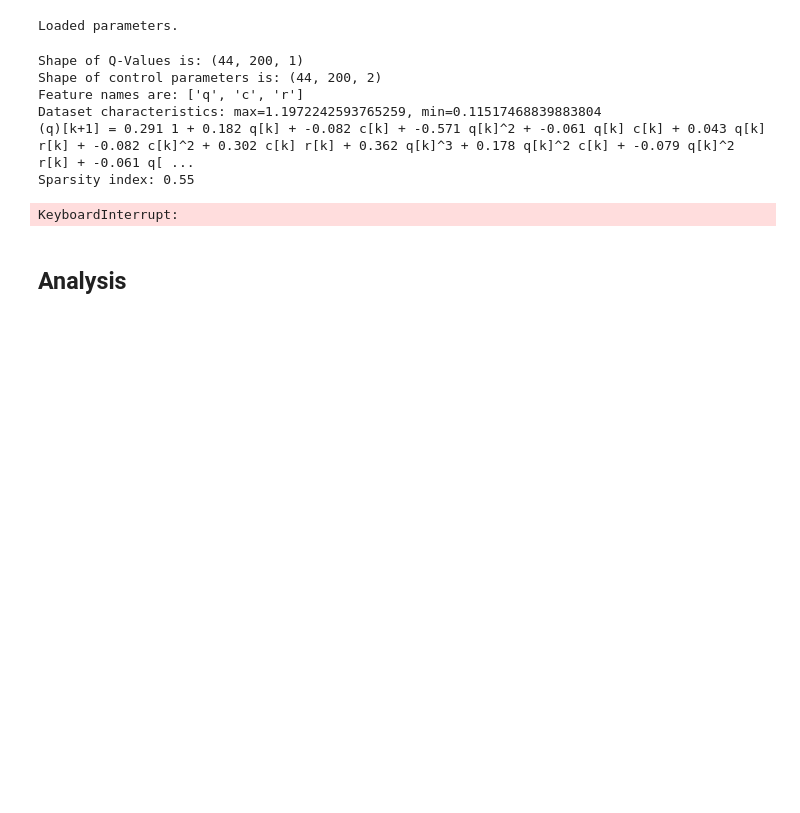
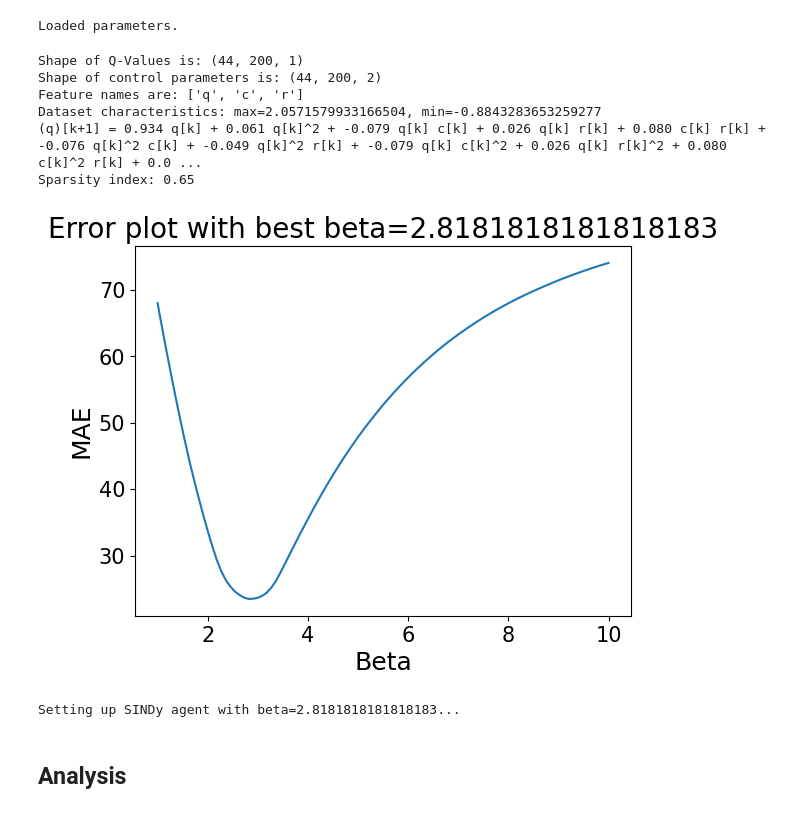
Before and after one commit to whyhardt/closedloop_rl, a Jupyter notebook: SindyRL_RNN.ipynb, the cells around one changed output. Drawn from its saved outputs; the diff is of its cells as text; code cells hidden in the pictures; blank space fills up the shorter version.

```diff
--- a/SindyRL_RNN.ipynb
+++ b/SindyRL_RNN.ipynb
@@ -275,14 +232,31 @@ optimizer_rnn = torch.optim.Adam(model.parameters(), lr=1e-3)
+# %%
+#@title Set up Hybrid RNN.
+device = torch.device('cuda' if torch.cuda.is_available() else 'cpu')
+
+model = rnn.RNN(
+    n_actions=n_actions,
+    hidden_size=16,
+    init_value=0.5,
+    use_habit=False,
+    last_output=False,
+    last_state=False,
+    ).to(device)
+
+optimizer_rnn = torch.optim.Adam(model.parameters(), lr=1e-2)
 # %%
 train = False
-load = False  # only relevant if train is True --> Determines whether to load trained parameters and continue training or start new training
+load = True  # only relevant if train is True --> Determines whether to load trained parameters and continue training or start new training
+
+import time
+start_time = time.time()
 
 # params_path = 'params/params_rnn_forget_f01.pkl'
-params_path = 'params/params_rnn_forget_f01_b3.pkl'
+params_path = 'params/params_rnn_forget_f0_b3.pkl'
 
 if train:
   if load:
     # load trained parameters
-    state_dict = torch.load(params_path)
+    state_dict = torch.load(params_path, map_location=device)
     model.load_state_dict(state_dict['model'])
     optimizer_rnn.load_state_dict(state_dict['optimizer'])
     print('Loaded parameters.')
@@ -293,10 +267,12 @@ if train:
       model=model,
       dataset=dataset_train,
       optimizer=optimizer_rnn,
-      convergence_threshold=1e-5,
-      n_steps_max=10000,
+      convergence_threshold=1e-6,
       batch_size=dataset_train.batch_size,
+      epochs=2000,
   )
+
+  print(f'Training took {time.time() - start_time:.2f} seconds.')
 
   # save trained parame
   # ters
@@ -305,6 +281,7 @@ if train:
     'optimizer': optimizer_rnn.state_dict(),
   }
 
+  torch.save(state_dict, params_path)
 else:
   # load trained parameters
   state_dict = torch.load(params_path)
@@ -321,7 +298,7 @@ dataset_hybrnn, experiment_list_hybrnn = bandits.create_dataset(rnn_agent, envir
 
 threshold = 0.015
 
-x_train, control, feature_names = sindy_utils.make_sindy_data(experiment_list_hybrnn, rnn_agent, get_choices=True)
+x_train, control, feature_names = sindy_utils.make_sindy_data(experiment_list_rnn, rnn_agent, get_choices=True)
 # x_train, control, feature_names = sindy_utils.make_sindy_data(experiment_list_train, agent, get_choices=get_choices)
 # scale q-values between 0 and 1 for more realistic dynamics
 x_max = np.max(np.stack(x_train, axis=0))
@@ -360,9 +337,9 @@ rnnsindyagent.set_update_rule(update_rule_rnnsindy)
 Shape of Q-Values is: (44, 200, 1)
 Shape of control parameters is: (44, 200, 2)
 Feature names are: ['q', 'c', 'r']
-Dataset characteristics: max=1.1972242593765259, min=0.11517468839883804
-(q)[k+1] = 0.291 1 + 0.182 q[k] + -0.082 c[k] + -0.571 q[k]^2 + -0.061 q[k] c[k] + 0.043 q[k] r[k] + -0.082 c[k]^2 + 0.302 c[k] r[k] + 0.362 q[k]^3 + 0.178 q[k]^2 c[k] + -0.079 q[k]^2 r[k] + -0.061 q[ ...
-Sparsity index: 0.55
+Dataset characteristics: max=2.0571579933166504, min=-0.8843283653259277
+(q)[k+1] = 0.934 q[k] + 0.061 q[k]^2 + -0.079 q[k] c[k] + 0.026 q[k] r[k] + 0.080 c[k] r[k] + -0.076 q[k]^2 c[k] + -0.049 q[k]^2 r[k] + -0.079 q[k] c[k]^2 + 0.026 q[k] r[k]^2 + 0.080 c[k]^2 r[k] + 0.0 ...
+Sparsity index: 0.65
 # %%
 # POST-PROCESSING
 
@@ -377,7 +354,7 @@ epochs_max = 100
 session_id = 0
 
 # get choice probabilities of the RNN
-qs, choice_probs_rnn = sindy_utils.get_q(experiment_list_hybrnn[session_id], rnn_agent)
+qs, choice_probs_rnn = sindy_utils.get_q(experiment_list_rnn[session_id], rnn_agent)
 
 # set prior for beta parameter; x_max seems to be a good starting point
 # beta_range = np.linspace(x_max-1, x_max+1, n_points)
@@ -385,34 +362,35 @@ beta_range = np.linspace(1, 10, n_points)
 
 # get choice probabilities of the SINDy agent for each beta in beta_range
 choice_probs_sindy = np.zeros((len(beta_range), len(choice_probs_rnn), n_actions))
 for i, beta in enumerate(beta_range):
     sindy_agent = bandits.AgentSindy(alpha=0, beta=beta, n_actions=n_actions)
     sindy_agent.set_update_rule(update_rule_rnnsindy)
-    _, choice_probs_sindy_beta = sindy_utils.get_q(experiment_list_hybrnn[session_id], sindy_agent)
+    _, choice_probs_sindy_beta = sindy_utils.get_q(experiment_list_rnn[session_id], sindy_agent)
 
     # add choice probabilities to choice_probs_sindy
     choice_probs_sindy[i, :, :] = choice_probs_sindy_beta
 
 # get best beta value by minimizing the error between choice probabilities of the RNN and the SINDy agent
 errors = np.zeros(len(beta_range))
 for i in range(len(beta_range)):
     errors[i] = np.sum(np.abs(choice_probs_rnn - choice_probs_sindy[i]))
 
 # get right beta value
 beta = beta_range[np.argmin(errors)]
 
 # plot error plot with best beta value in title
 plt.plot(beta_range, errors)
 plt.title(f'Error plot with best beta={beta}')
 plt.xlabel('Beta')
 plt.ylabel('MAE')
 plt.show()
 
 print(f'Setting up SINDy agent with beta={beta}...')
 
 rnnsindyagent = bandits.AgentSindy(alpha=0, beta=beta, n_actions=n_actions)
 rnnsindyagent.set_update_rule(update_rule_rnnsindy)
 # %% [output]
+[figure, added]
-KeyboardInterrupt:
+Setting up SINDy agent with beta=2.8181818181818183...
 # %%
 # perform experiments with the SINDy agent
```
Also changed, not shown: parts of 10 cells of this notebook, 18 other files.
